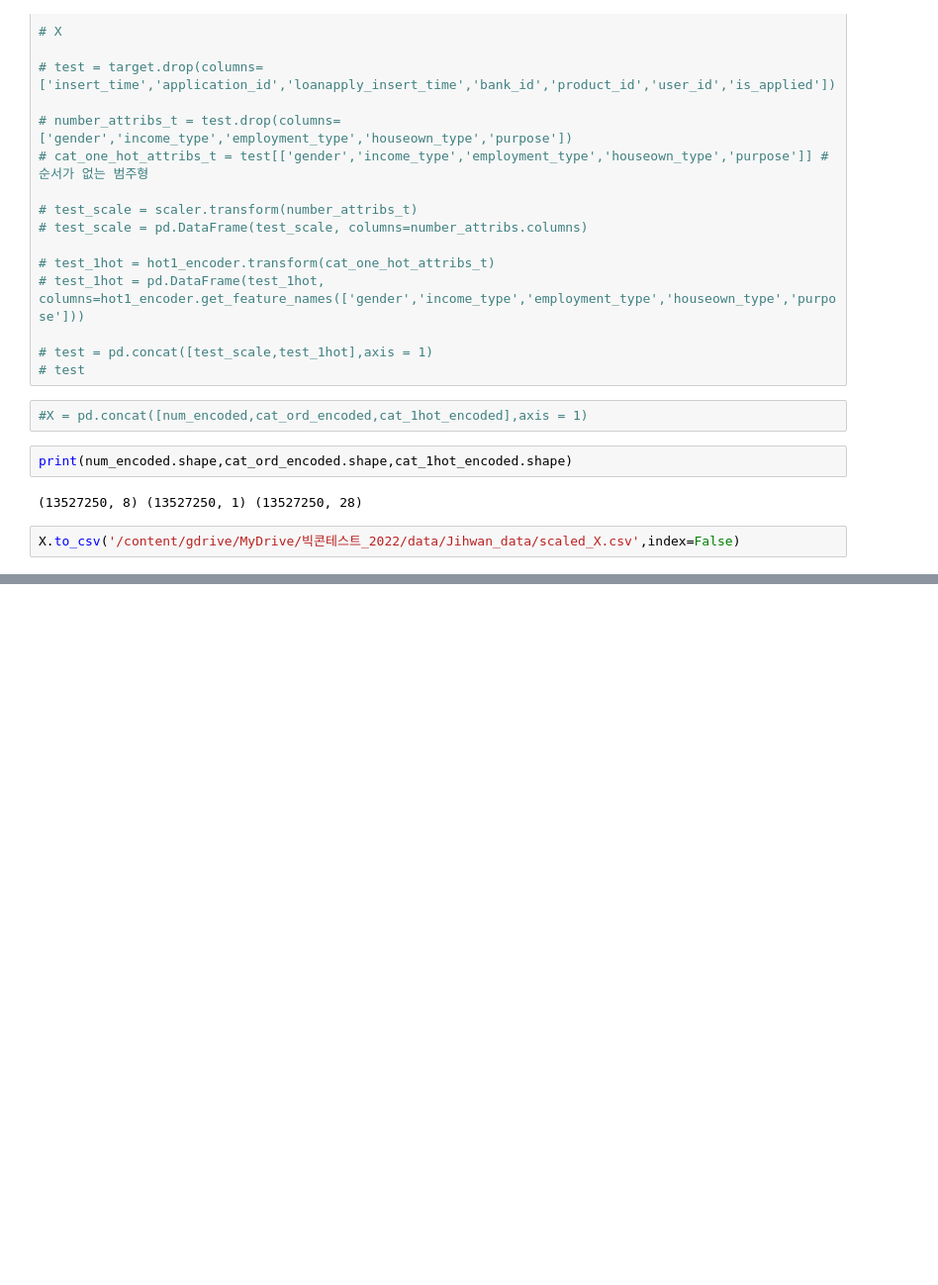
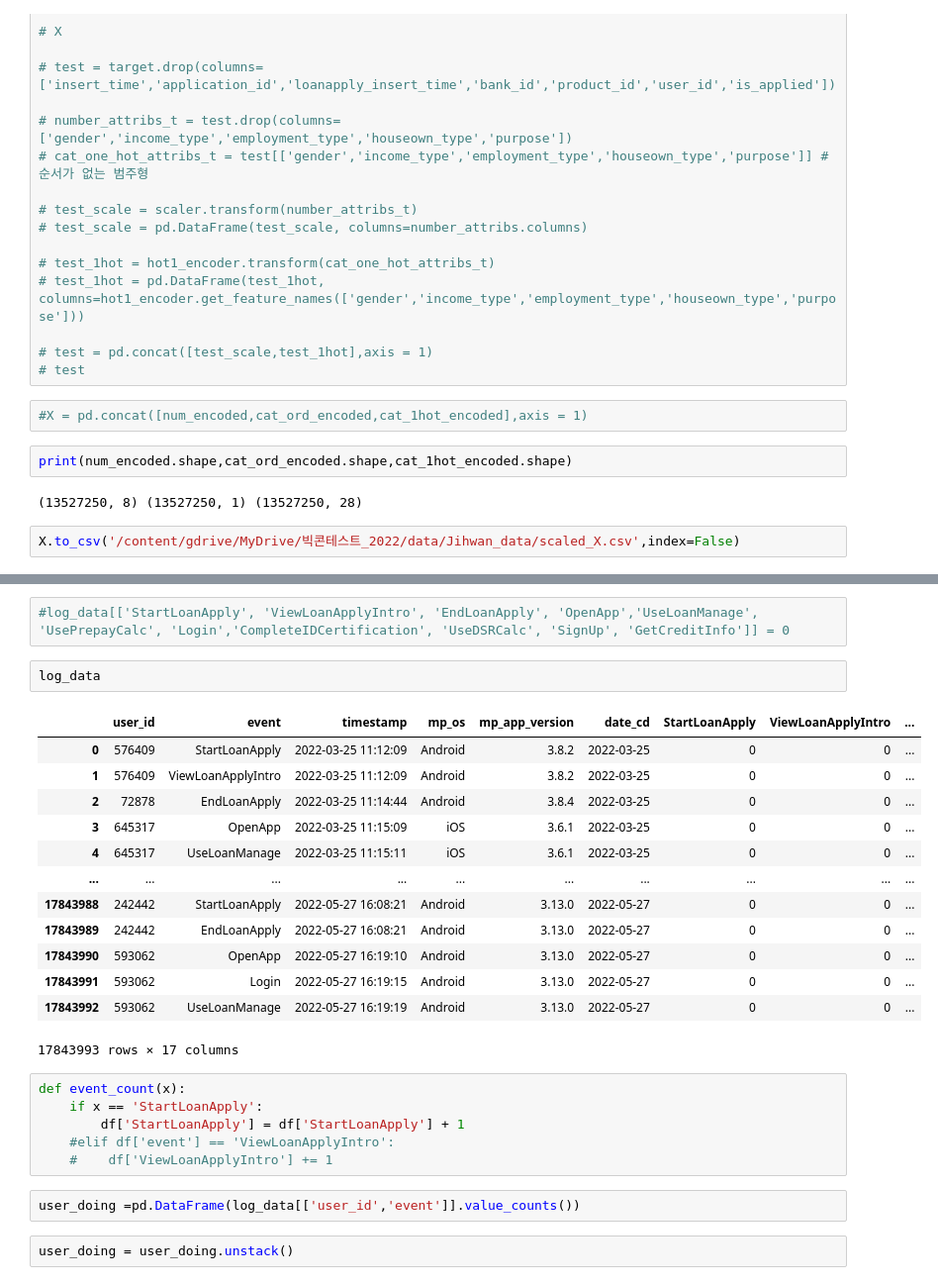
Before and after one commit to YoonJiHwan98/BigContest_Project, a Jupyter notebook: code/bigcon_data_preprocess.ipynb, the cells around one changed output, grey strips where cells are left out. Shown at 99% size. Saved outputs shown, nothing was run; the diff lists cells and outputs as text; blank space fills up the shorter version.

```diff
--- a/code/bigcon_data_preprocess.ipynb
+++ b/code/bigcon_data_preprocess.ipynb
@@ -678,0 +688,28 @@ X.to_csv('/content/gdrive/MyDrive/빅콘테스트_2022/data
+# %%
+#log_data[['StartLoanApply', 'ViewLoanApplyIntro', 'EndLoanApply', 'OpenApp','UseLoanManage', 'UsePrepayCalc', 'Login','CompleteIDCertification', 'UseDSRCalc', 'SignUp', 'GetCreditInfo']] = 0
+# %%
+log_data
+# %% [output]
+|  | user_id | event | timestamp | mp_os | mp_app_version | date_cd | StartLoanApply | ViewLoanApplyIntro | ... |
+| 0 | 576409 | StartLoanApply | 2022-03-25 11:12:09 | Android | 3.8.2 | 2022-03-25 | 0 | 0 | ... |
+| 1 | 576409 | ViewLoanApplyIntro | 2022-03-25 11:12:09 | Android | 3.8.2 | 2022-03-25 | 0 | 0 | ... |
+| 2 | 72878 | EndLoanApply | 2022-03-25 11:14:44 | Android | 3.8.4 | 2022-03-25 | 0 | 0 | ... |
+| 3 | 645317 | OpenApp | 2022-03-25 11:15:09 | iOS | 3.6.1 | 2022-03-25 | 0 | 0 | ... |
+| 4 | 645317 | UseLoanManage | 2022-03-25 11:15:11 | iOS | 3.6.1 | 2022-03-25 | 0 | 0 | ... |
+| ... | ... | ... | ... | ... | ... | ... | ... | ... | ... |
+| 17843988 | 242442 | StartLoanApply | 2022-05-27 16:08:21 | Android | 3.13.0 | 2022-05-27 | 0 | 0 | ... |
+| 17843989 | 242442 | EndLoanApply | 2022-05-27 16:08:21 | Android | 3.13.0 | 2022-05-27 | 0 | 0 | ... |
+| 17843990 | 593062 | OpenApp | 2022-05-27 16:19:10 | Android | 3.13.0 | 2022-05-27 | 0 | 0 | ... |
+| 17843991 | 593062 | Login | 2022-05-27 16:19:15 | Android | 3.13.0 | 2022-05-27 | 0 | 0 | ... |
+| 17843992 | 593062 | UseLoanManage | 2022-05-27 16:19:19 | Android | 3.13.0 | 2022-05-27 | 0 | 0 | ... |
+17843993 rows × 17 columns
+# %%
+def event_count(x):
+    if x == 'StartLoanApply':
+        df['StartLoanApply'] = df['StartLoanApply'] + 1
+    #elif df['event'] == 'ViewLoanApplyIntro':
+    #    df['ViewLoanApplyIntro'] += 1
+# %%
+user_doing =pd.DataFrame(log_data[['user_id','event']].value_counts())
+# %%
+user_doing = user_doing.unstack()
```
Also changed, not shown: parts of 9 cells of this notebook.
